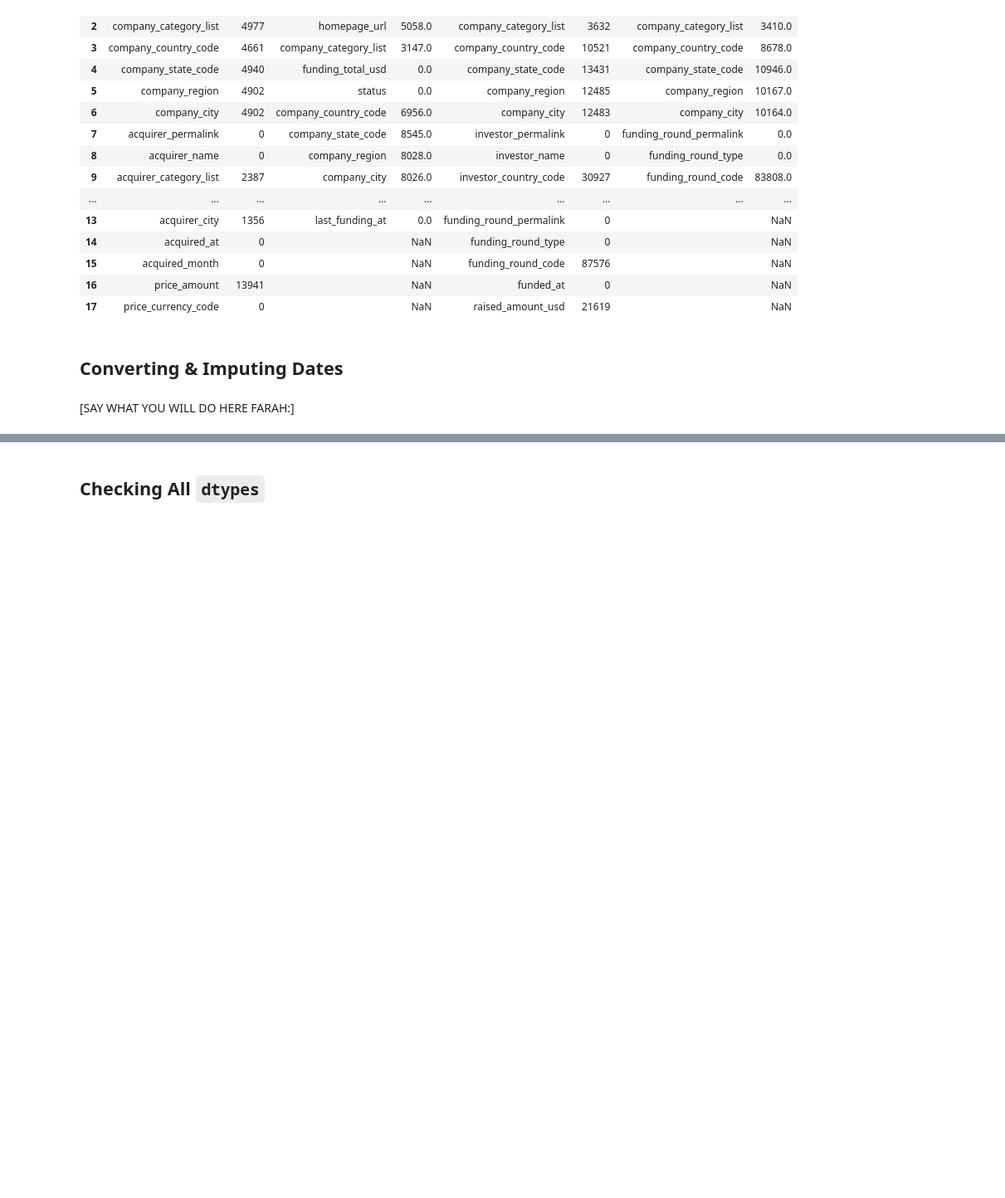
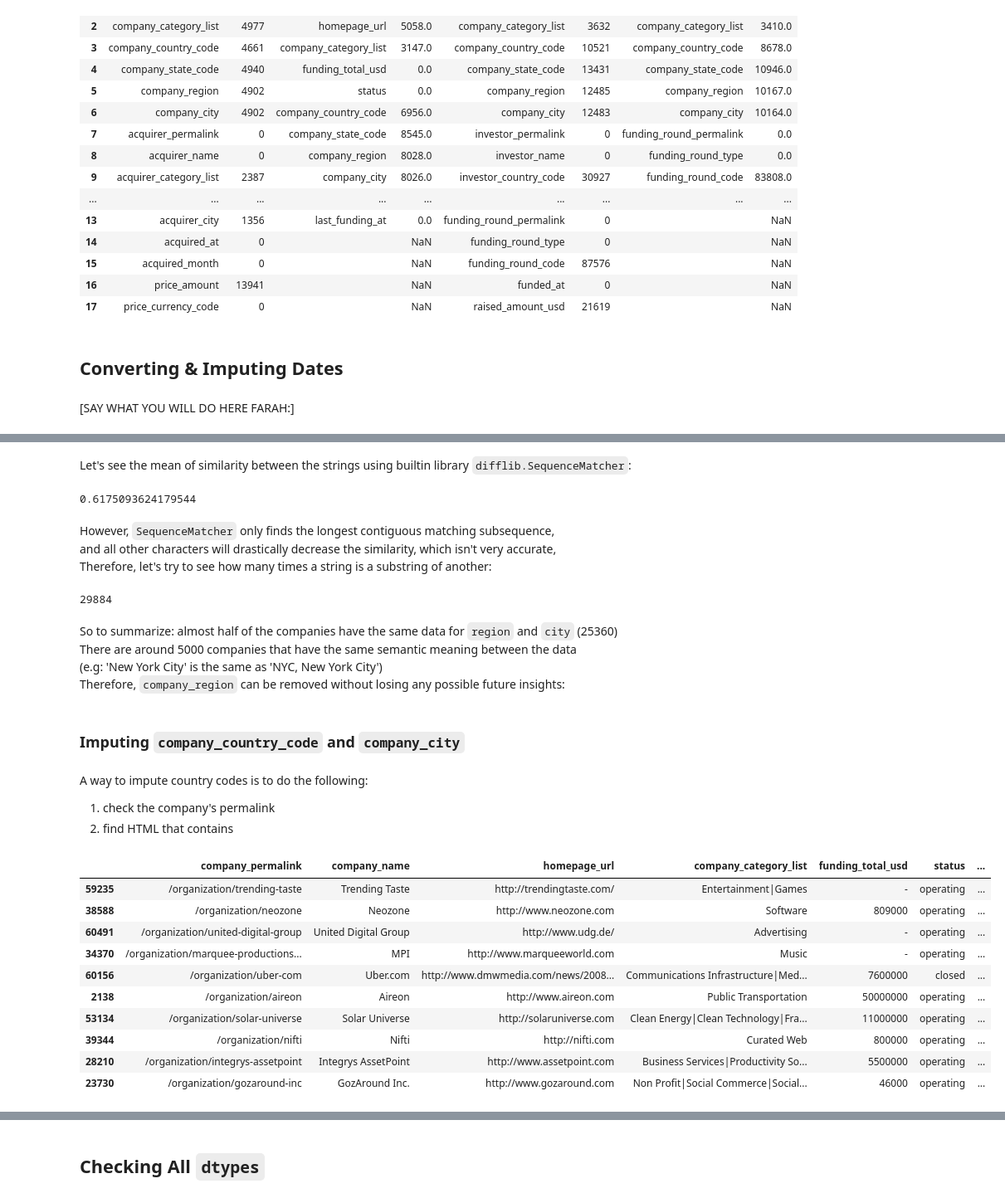
Before and after one commit to OdyAsh/StartupCompanies, a Jupyter notebook: Startup-Companies.ipynb, the cells around one changed output, grey strips where cells are left out. Shown at 83% size. Drawn from its saved outputs; the diff is of its cells as text; code cells hidden in the pictures; blank space fills up the shorter version.

```diff
--- a/Startup-Companies.ipynb
+++ b/Startup-Companies.ipynb
@@ -520,0 +547,53 @@ dfAllNulls
+# %% [markdown]
+Let's see the mean of similarity between the strings using builtin library `difflib.SequenceMatcher`:
+# %%
+from difflib import SequenceMatcher
+similarities = []
+rgs = companies.company_region.values.tolist()
+cts = companies.company_city.values.tolist()
+for i in range(min(len(rgs), len(cts))):
+    if not (rgs[i] != rgs[i] or cts[i] != cts[i]): # If either of the elements is NaN, then don't find the similarity
+        similarities.append(SequenceMatcher(None, rgs[i], cts[i]).ratio()) # Gets the similarity between each two strings
+avgSim = sum(similarities) / len(similarities)
+avgSim
+# %% [output]
+0.6175093624179544
+# %% [markdown]
+However, `SequenceMatcher` only finds the longest contiguous matching subsequence, <br>
+and all other characters will drastically decrease the similarity, which isn't very accurate, <br>
+Therefore, let's try to see how many times a string is a substring of another:
+# %%
+subsCount = 0
+for i in range(min(len(rgs), len(cts))):
+    if not (rgs[i] != rgs[i] or cts[i] != cts[i]):
+        subsCount += (rgs[i] in cts[i] or cts[i] in rgs[i])
+subsCount
+# %% [output]
+29884
+# %% [markdown]
+So to summarize: almost half of the companies have the same data for `region` and `city` (25360) <br>
+There are around 5000 companies that have the same semantic meaning between the data <br>
+(e.g: 'New York City' is the same as 'NYC, New York City') <br>
+Therefore, `company_region` can be removed without losing any possible future insights:
+# %%
+companies.drop('company_region', axis=1, inplace=True)
+# %% [markdown]
+### Imputing `company_country_code` and `company_city`
+# %% [markdown]
+A way to impute country codes is to do the following:
+1. check the company's permalink
+2. find HTML that contains
+# %%
+companies[companies.company_country_code.isnull() == False].sample(10)
+# %% [output]
+|  | company_permalink | company_name | homepage_url | company_category_list | funding_total_usd | status | ... |
+| 59235 | /organization/trending-taste | Trending Taste | http://trendingtaste.com/ | Entertainment|Games | - | operating | ... |
+| 38588 | /organization/neozone | Neozone | http://www.neozone.com | Software | 809000 | operating | ... |
+| 60491 | /organization/united-digital-group | United Digital Group | http://www.udg.de/ | Advertising | - | operating | ... |
+| 34370 | /organization/marquee-productions... | MPI | http://www.marqueeworld.com | Music | - | operating | ... |
+| 60156 | /organization/uber-com | Uber.com | http://www.dmwmedia.com/news/2008... | Communications Infrastructure|Med... | 7600000 | closed | ... |
+| 2138 | /organization/aireon | Aireon | http://www.aireon.com | Public Transportation | 50000000 | operating | ... |
+| 53134 | /organization/solar-universe | Solar Universe | http://solaruniverse.com | Clean Energy|Clean Technology|Fra... | 11000000 | operating | ... |
+| 39344 | /organization/nifti | Nifti | http://nifti.com | Curated Web | 800000 | operating | ... |
+| 28210 | /organization/integrys-assetpoint | Integrys AssetPoint | http://www.assetpoint.com | Business Services|Productivity So... | 5500000 | operating | ... |
+| 23730 | /organization/gozaround-inc | GozAround Inc. | http://www.gozaround.com | Non Profit|Social Commerce|Social... | 46000 | operating | ... |
```
Also changed, not shown: parts of 20 cells of this notebook.
